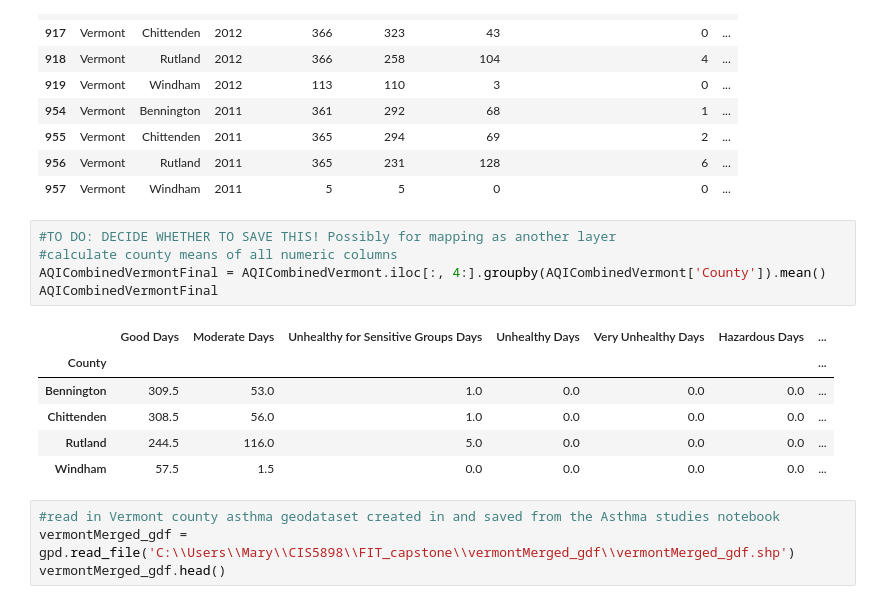
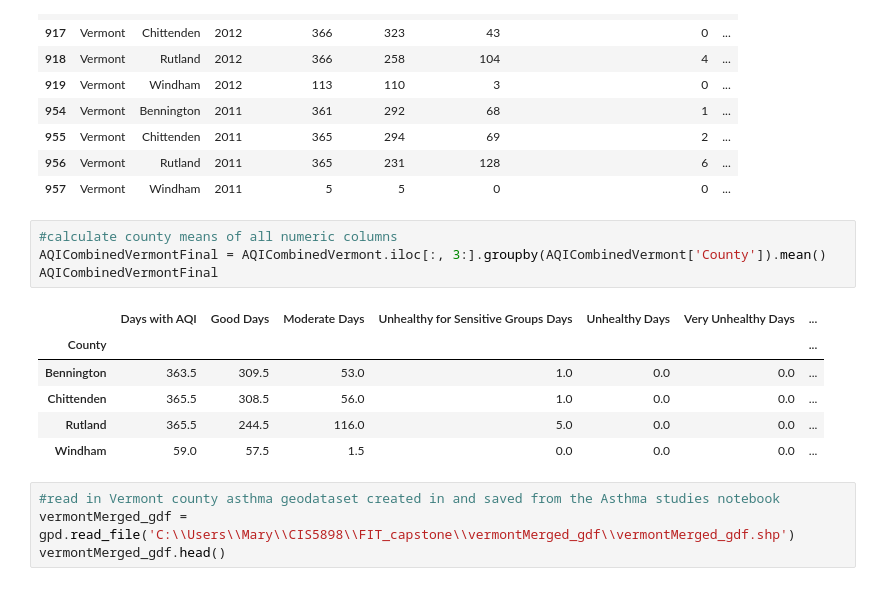
Before and after one commit to mjlaw/FIT_capstone, a Jupyter notebook: Jupyter_notebooks/Air Quality and Asthma part2.ipynb, the cells around one changed output. Cells and saved outputs as stored; diff of their text form.

```diff
--- a/Jupyter_notebooks/Air Quality and Asthma part2.ipynb
+++ b/Jupyter_notebooks/Air Quality and Asthma part2.ipynb
@@ -133,17 +128,16 @@ AQICombinedVermont
 | 956 | Vermont | Rutland | 2011 | 365 | 231 | 128 | 6 | ... |
 | 957 | Vermont | Windham | 2011 | 5 | 5 | 0 | 0 | ... |
 # %%
-#TO DO: DECIDE WHETHER TO SAVE THIS! Possibly for mapping as another layer
 #calculate county means of all numeric columns
-AQICombinedVermontFinal = AQICombinedVermont.iloc[:, 4:].groupby(AQICombinedVermont['County']).mean()
+AQICombinedVermontFinal = AQICombinedVermont.iloc[:, 3:].groupby(AQICombinedVermont['County']).mean()
 AQICombinedVermontFinal
 # %% [output]
-|  | Good Days | Moderate Days | Unhealthy for Sensitive Groups Days | Unhealthy Days | Very Unhealthy Days | Hazardous Days | ... |
+|  | Days with AQI | Good Days | Moderate Days | Unhealthy for Sensitive Groups Days | Unhealthy Days | Very Unhealthy Days | ... |
 | County |  |  |  |  |  |  | ... |
-| Bennington | 309.5 | 53.0 | 1.0 | 0.0 | 0.0 | 0.0 | ... |
-| Chittenden | 308.5 | 56.0 | 1.0 | 0.0 | 0.0 | 0.0 | ... |
-| Rutland | 244.5 | 116.0 | 5.0 | 0.0 | 0.0 | 0.0 | ... |
-| Windham | 57.5 | 1.5 | 0.0 | 0.0 | 0.0 | 0.0 | ... |
+| Bennington | 363.5 | 309.5 | 53.0 | 1.0 | 0.0 | 0.0 | ... |
+| Chittenden | 365.5 | 308.5 | 56.0 | 1.0 | 0.0 | 0.0 | ... |
+| Rutland | 365.5 | 244.5 | 116.0 | 5.0 | 0.0 | 0.0 | ... |
+| Windham | 59.0 | 57.5 | 1.5 | 0.0 | 0.0 | 0.0 | ... |
 # %%
 #read in Vermont county asthma geodataset created in and saved from the Asthma studies notebook
 vermontMerged_gdf = gpd.read_file('C:\\Users\\Mary\\CIS5898\\FIT_capstone\\vermontMerged_gdf\\vermontMerged_gdf.shp')
```
Also changed, not shown: parts of 159 cells of this notebook.
